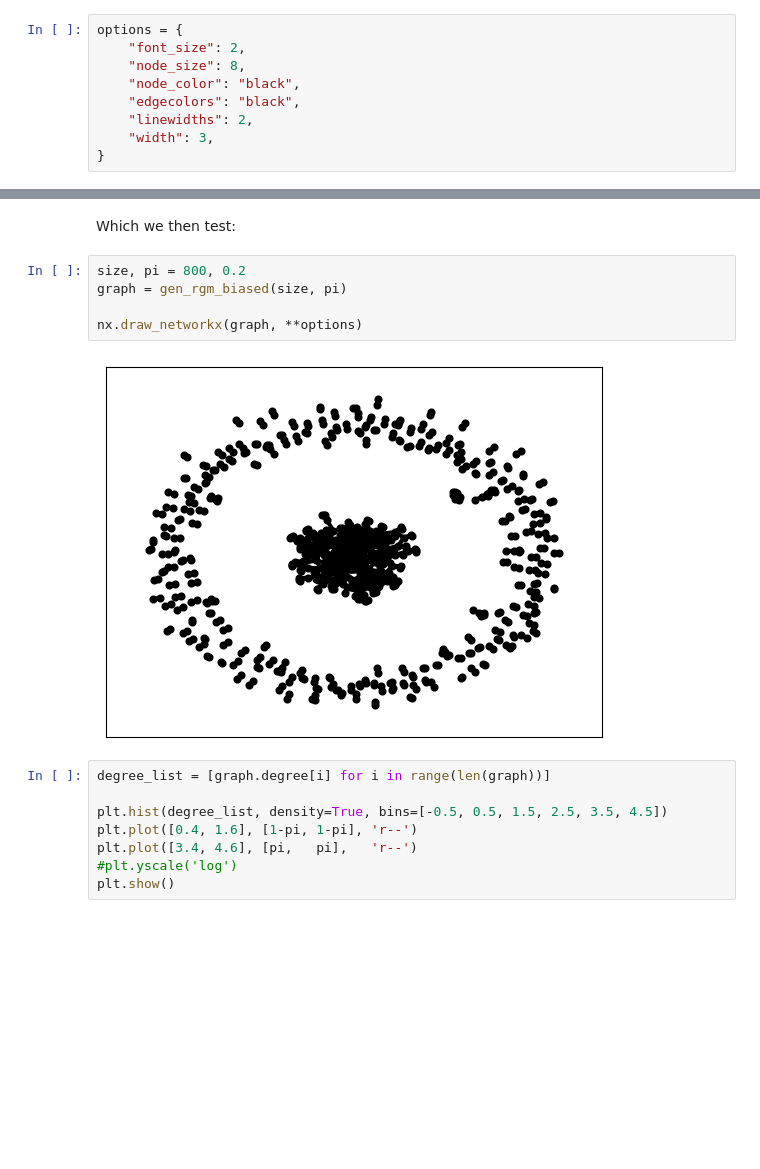
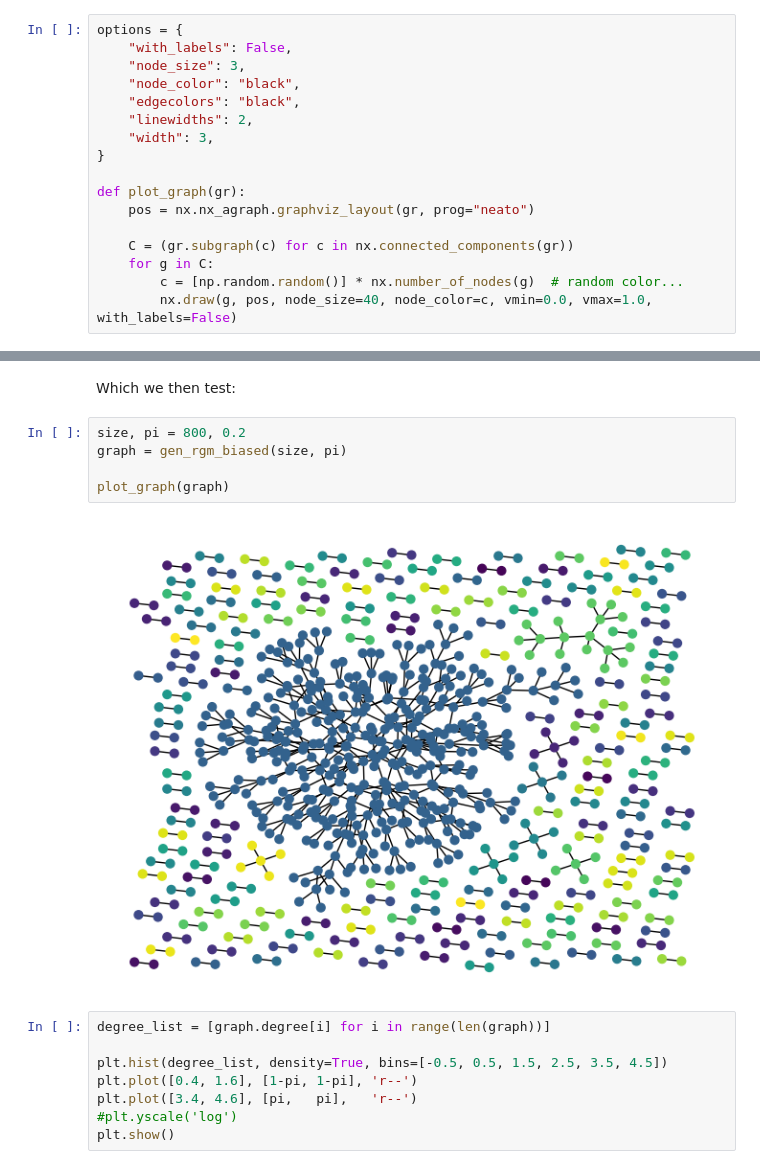
Before and after one commit to jolatechno/cours-ENS, a Jupyter notebook: cours/M2/S4/complex_network/project/JosephTOUZET_complex_network.ipynb, the cells around one changed output, grey strips where cells are left out. Drawn from its saved outputs; the diff is of its cells as text; blank space fills up the shorter version.

```diff
--- a/cours/M2/S4/complex_network/project/JosephTOUZET_complex_network.ipynb
+++ b/cours/M2/S4/complex_network/project/JosephTOUZET_complex_network.ipynb
@@ -16,13 +18,21 @@ We will use _networkx_ to manage and plot networks.
 We also define the parameter for ploting networks:
 # %%
 options = {
-    "font_size": 2,
-    "node_size": 8,
+    "with_labels": False,
+    "node_size": 3,
     "node_color": "black",
     "edgecolors": "black",
     "linewidths": 2,
     "width": 3,
 }
+
+def plot_graph(gr):
+    pos = nx.nx_agraph.graphviz_layout(gr, prog="neato")
+
+    C = (gr.subgraph(c) for c in nx.connected_components(gr))
+    for g in C:
+        c = [np.random.random()] * nx.number_of_nodes(g)  # random color...
+        nx.draw(g, pos, node_size=40, node_color=c, vmin=0.0, vmax=1.0, with_labels=False)
 # %% [markdown]
 ### Problem 1: Generation of instances of the random graph model
 
@@ -105,10 +115,10 @@ Which we then test:
 # %%
 size, pi = 800, 0.2
 graph = gen_rgm_biased(size, pi)
 
-nx.draw_networkx(graph, **options)
+plot_graph(graph)
 # %% [output]
-[figure, old version]
+[figure, new version]
 # %%
 degree_list = [graph.degree[i] for i in range(len(graph))]
 
```
Also changed, not shown: parts of 27 cells of this notebook.
